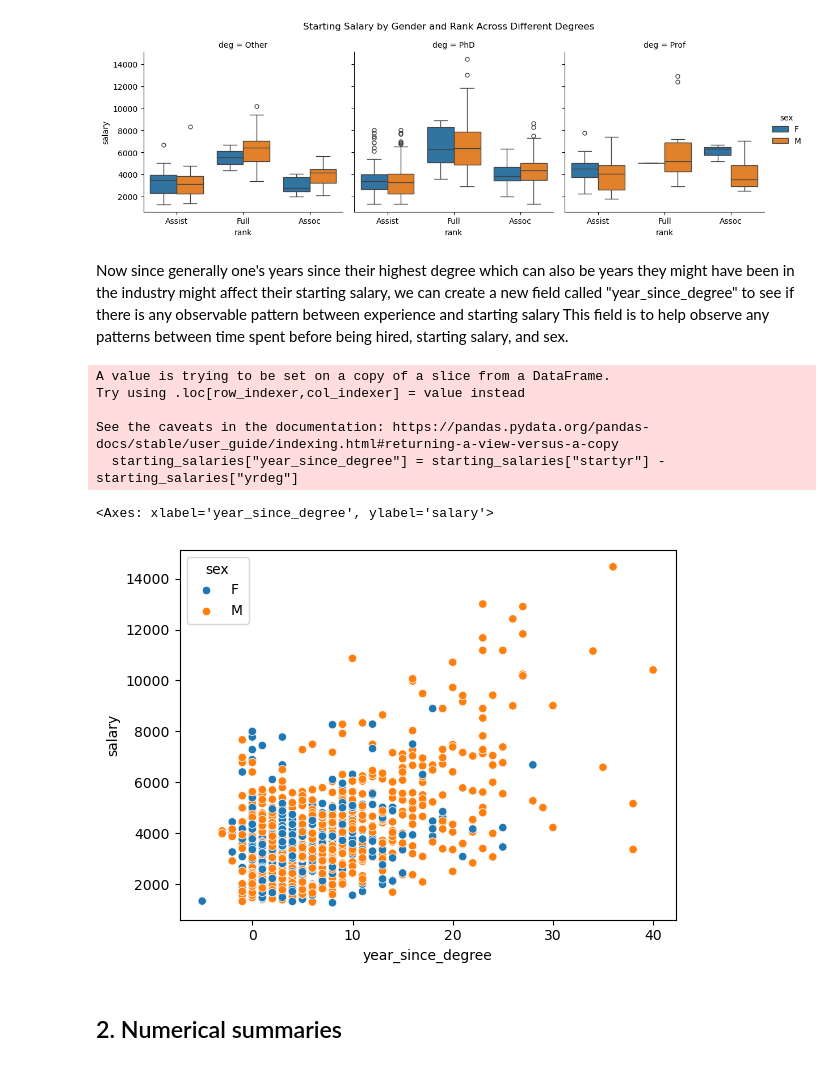
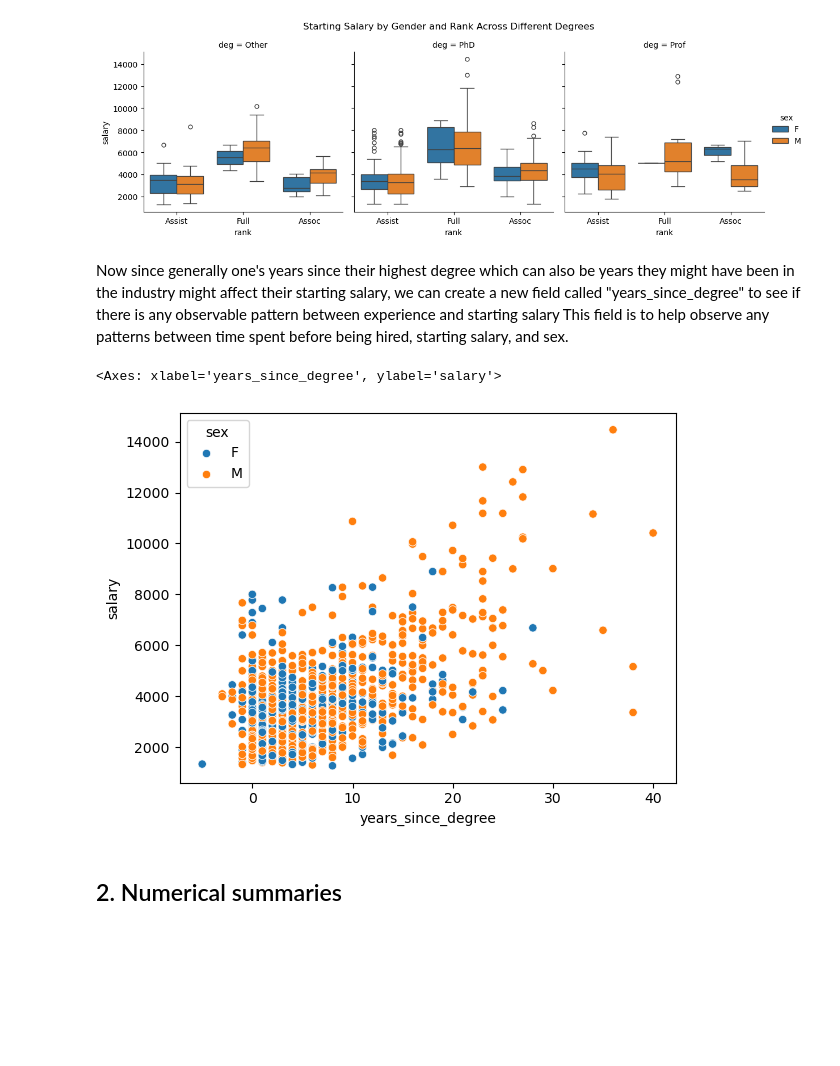
Before and after one commit to Jaiycex/Data557_Project_StoryTeam, a Jupyter notebook: Q1- Python NB.ipynb, the cells around one changed output. Cells and saved outputs as stored; diff of their text form; code cells hidden in the pictures; blank space fills up the shorter version.

```diff
--- a/Q1- Python NB.ipynb
+++ b/Q1- Python NB.ipynb
@@ -16,7 +16,7 @@ import scipy.stats as stats
 salaries = pd.read_csv("salary.txt", sep=r"\s+")
 # %%
 #Filtering out starting salaries
-starting_salaries = salaries[salaries["year"] == salaries["startyr"]]
+starting_salaries = salaries[salaries["year"] == salaries["startyr"]].copy()
 # %% [markdown]
 ## 1. Data Exploration
 # %%
@@ -48,20 +48,15 @@ plt.show()
 # %% [output]
 [figure]
 # %% [markdown]
-Now since generally one's years since their highest degree which can also be years they might have been in the industry might affect their starting salary, we can create a new field called "year_since_degree" to see if there is any observable pattern between experience and starting salary
+Now since generally one's years since their highest degree which can also be years they might have been in the industry might affect their starting salary, we can create a new field called "years_since_degree" to see if there is any observable pattern between experience and starting salary
 This field is to help observe any patterns between time spent before being hired, starting salary, and sex.
 # %%
 
-starting_salaries["year_since_degree"] = starting_salaries["startyr"] - starting_salaries["yrdeg"]
-sns.scatterplot(data = starting_salaries, x = "year_since_degree", y = "salary", hue = "sex")
+starting_salaries["years_since_degree"] = starting_salaries["startyr"] - starting_salaries["yrdeg"]
+sns.scatterplot(data = starting_salaries, x = "years_since_degree", y = "salary", hue = "sex")
 # %% [output]
-A value is trying to be set on a copy of a slice from a DataFrame.
-Try using .loc[row_indexer,col_indexer] = value instead
-
-See the caveats in the documentation: https://pandas.pydata.org/pandas-docs/stable/user_guide/indexing.html#returning-a-view-versus-a-copy
-  starting_salaries["year_since_degree"] = starting_salaries["startyr"] - starting_salaries["yrdeg"]
+<Axes: xlabel='years_since_degree', ylabel='salary'>
-<Axes: xlabel='year_since_degree', ylabel='salary'>
-[figure, old version]
+[figure, new version]
 # %% [markdown]
 ## 2. Numerical summaries
 # %%
```
Also changed, not shown: parts of 3 cells of this notebook.
